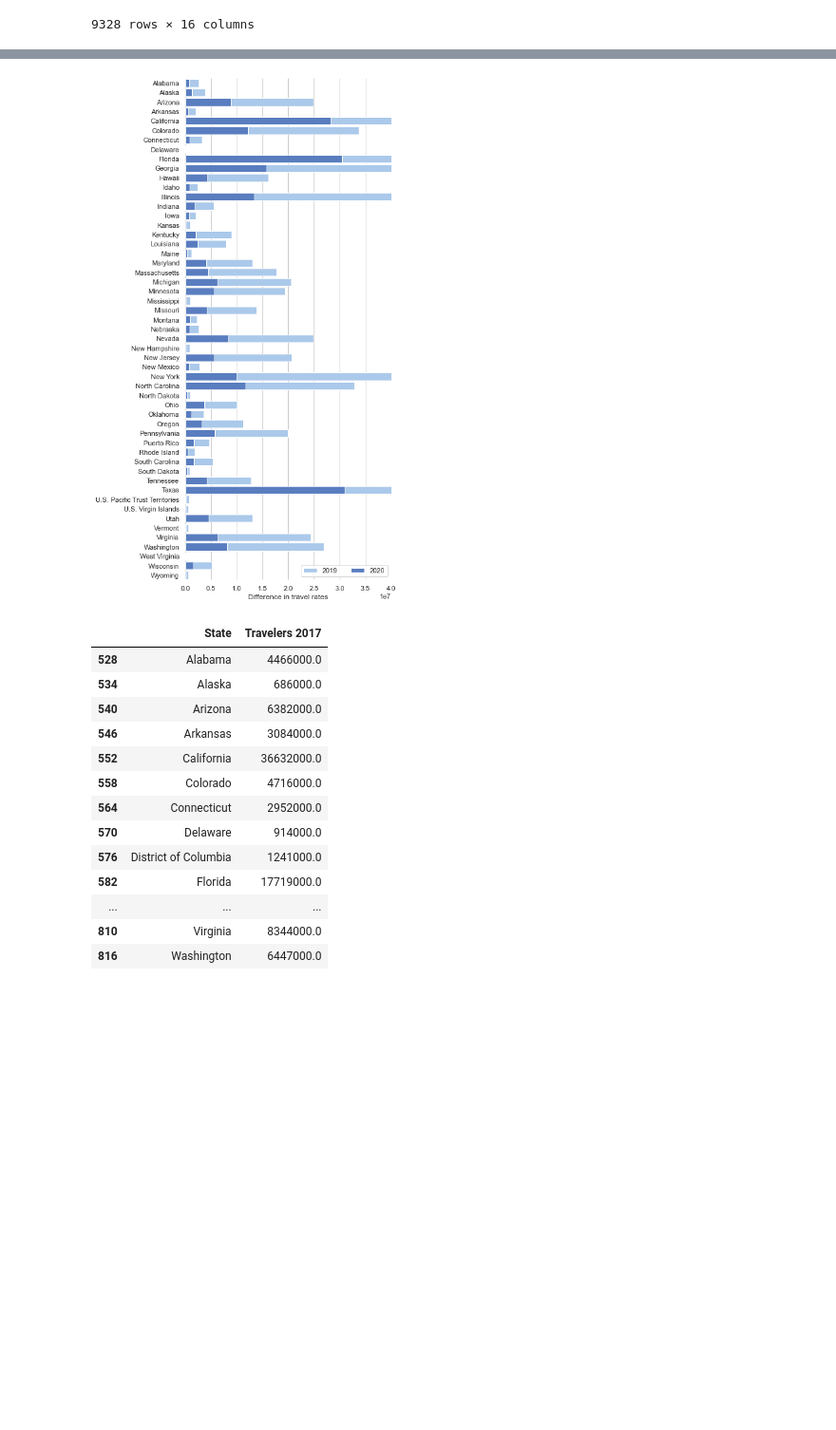
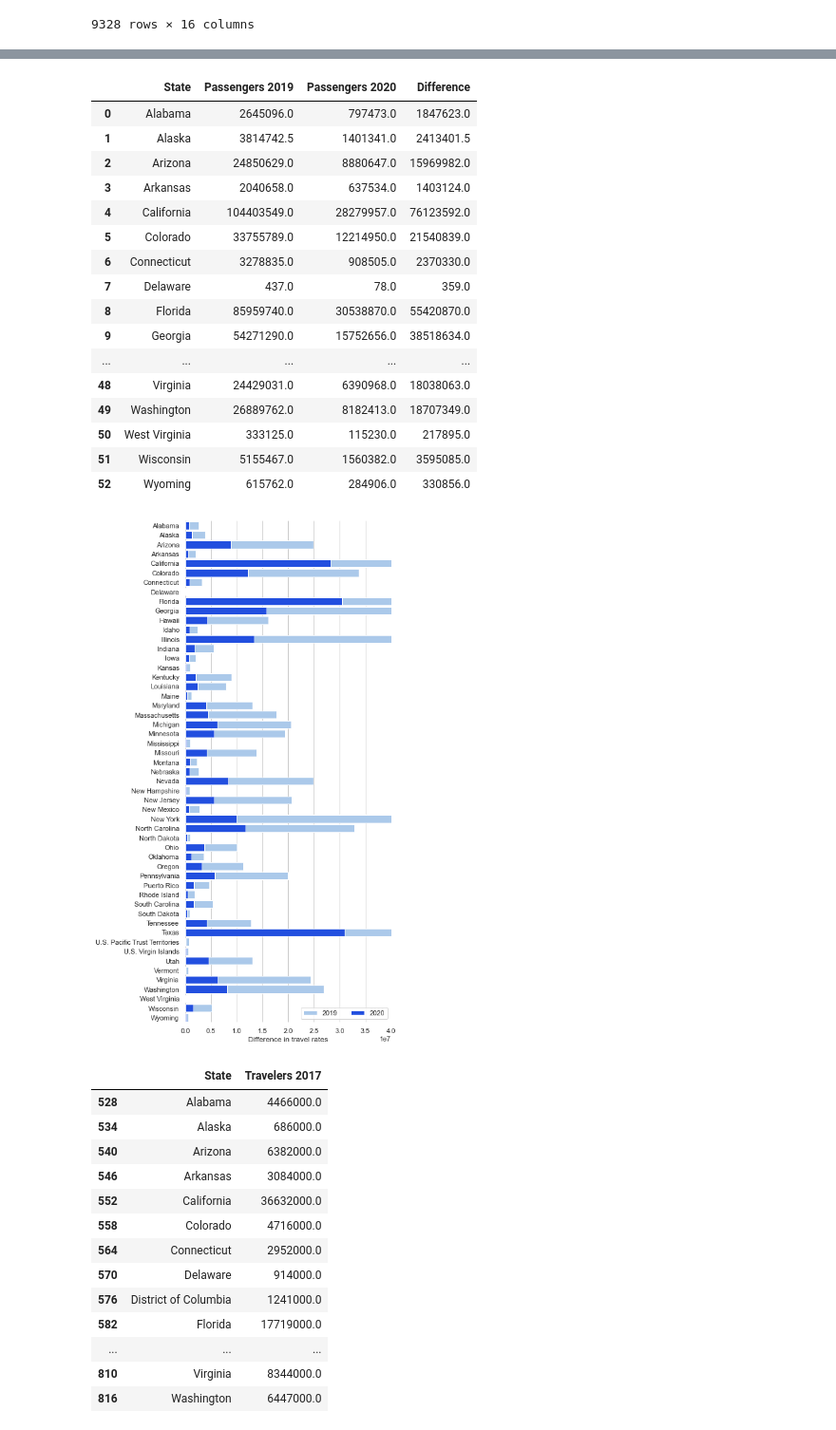
Before and after one commit to SchneiderAJ/B498proj, a Jupyter notebook: 6monDataFrame.ipynb, the cells around one changed output, grey strips where cells are left out. Shown at 95% size. Drawn from its saved outputs; the diff is of its cells as text; code cells hidden in the pictures; blank space fills up the shorter version.

```diff
--- a/6monDataFrame.ipynb
+++ b/6monDataFrame.ipynb
@@ -643,27 +655,46 @@ sych = sych.groupby(by='State').sum()
 sych['Difference'] = sych['Passengers 2019'] - sych['Passengers 2020']
 sych = sych.reset_index()
 sych
-
-sns.set_theme(style="whitegrid")
-
-f, ax = plt.subplots(figsize=(6, 15))
-
-
-sns.set_color_codes("pastel")
-sns.barplot(x="Passengers 2019", y="State", data=sych,
-            label="2019", color="b")
-
-
-sns.set_color_codes("muted")
-sns.barplot(x="Passengers 2020", y="State", data=sych,
-            label="2020", color="b")
-
-ax.legend(ncol=2, loc="lower right", frameon=True)
-ax.set(xlim=(0, 40000000), ylabel="",
-       xlabel="Difference in travel rates")
-sns.despine(left=True, bottom=True)
 # %% [output]
-[figure, removed]
+|  | State | Passengers 2019 | Passengers 2020 | Difference |
+| 0 | Alabama | 2645096.0 | 797473.0 | 1847623.0 |
+| 1 | Alaska | 3814742.5 | 1401341.0 | 2413401.5 |
+| 2 | Arizona | 24850629.0 | 8880647.0 | 15969982.0 |
+| 3 | Arkansas | 2040658.0 | 637534.0 | 1403124.0 |
+| 4 | California | 104403549.0 | 28279957.0 | 76123592.0 |
+| 5 | Colorado | 33755789.0 | 12214950.0 | 21540839.0 |
+| 6 | Connecticut | 3278835.0 | 908505.0 | 2370330.0 |
+| 7 | Delaware | 437.0 | 78.0 | 359.0 |
+| 8 | Florida | 85959740.0 | 30538870.0 | 55420870.0 |
+| 9 | Georgia | 54271290.0 | 15752656.0 | 38518634.0 |
+| ... | ... | ... | ... | ... |
+| 48 | Virginia | 24429031.0 | 6390968.0 | 18038063.0 |
+| 49 | Washington | 26889762.0 | 8182413.0 | 18707349.0 |
+| 50 | West Virginia | 333125.0 | 115230.0 | 217895.0 |
+| 51 | Wisconsin | 5155467.0 | 1560382.0 | 3595085.0 |
+| 52 | Wyoming | 615762.0 | 284906.0 | 330856.0 |
+# %%
+# Visualization of difference in number of travelers before and during the pandemic
+sns.set_theme(style="whitegrid")
+
+f, ax = plt.subplots(figsize=(6, 15))
+
+
+sns.set_color_codes("pastel")
+sns.barplot(x="Passengers 2019", y="State", data=sych,
+            label="2019", color="b")
+
+
+sns.set_color_codes("bright")
+sns.barplot(x="Passengers 2020", y="State", data=sych,
+            label="2020", color="b")
+
+ax.legend(ncol=2, loc="lower right", frameon=True)
+ax.set(xlim=(0, 40000000), ylabel="",
+       xlabel="Difference in travel rates")
+sns.despine(left=True, bottom=True)
+# %% [output]
+[figure, added]
 # %%
 #gdf = geopandas.GeoDataFrame(
 #    sych, geometry=geopandas.points_from_xy(df.Longitude, df.Latitude))
```
Also changed, not shown: parts of 3 cells of this notebook, 1 other file.
